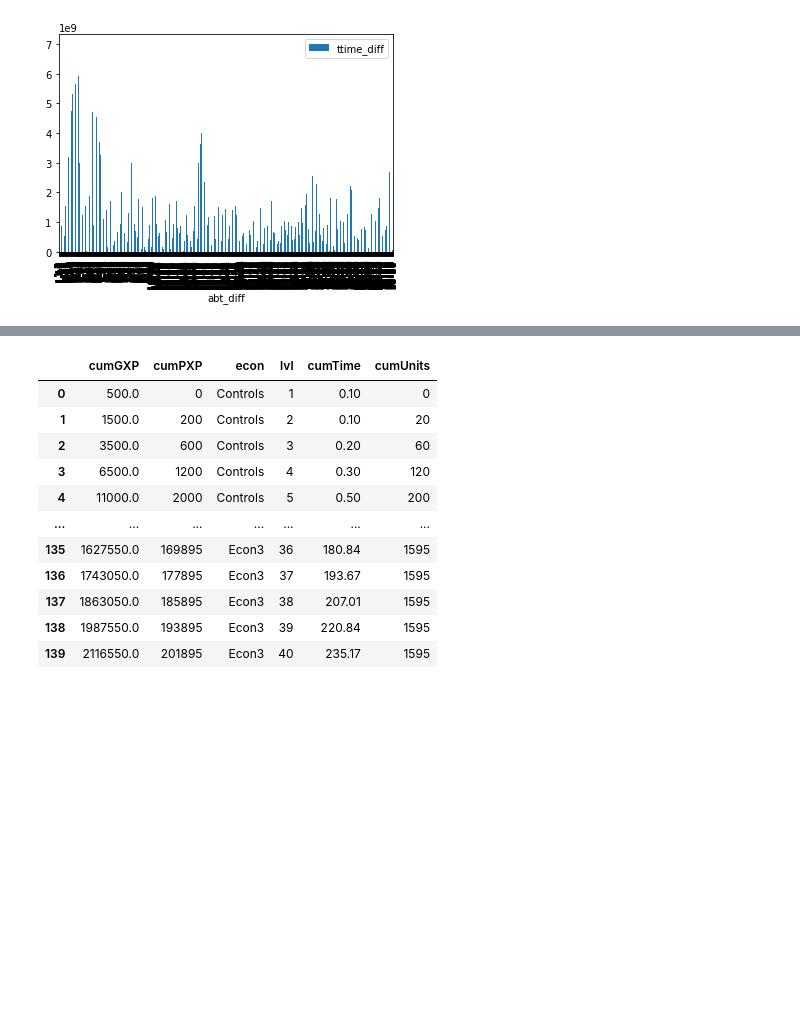
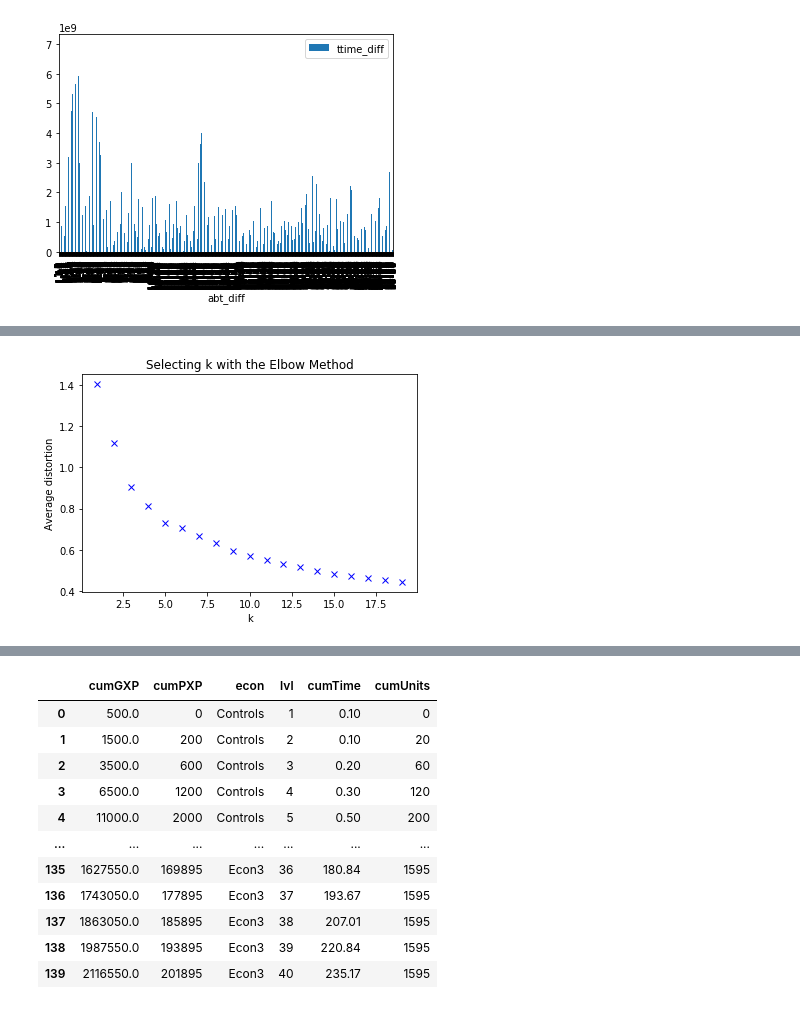
Before and after one commit to maxie320/Data-Analyst-Challenge, a Jupyter notebook: DAC_Shubham_Bharadwaj.ipynb, the cells around one changed output, grey strips where cells are left out. Saved outputs shown, nothing was run; the diff lists cells and outputs as text; code cells hidden in the pictures; blank space fills up the shorter version.

```diff
--- a/DAC_Shubham_Bharadwaj.ipynb
+++ b/DAC_Shubham_Bharadwaj.ipynb
@@ -162,0 +156,9 @@ df.plot(kind='bar',x='abt_diff',y=['ttime_diff'])
+# %%
+data_num = df[['ltv_diff','ttime_diff','tue_diff']]
+# %%
+## Scale the data using sklearn
+## Scale the data, using pandas
+def scale(x):
+    return (x-np.mean(x))/np.std(x)
+data_scaled=data_num.apply(scale,axis=0)
+data_scaled.head()
@@ -162,0 +172,17 @@ df.plot(kind='bar',x='abt_diff',y=['ttime_diff'])
+# %%
+print (data_scaled)
+print ("Type of output is "+str(type(data_scaled)))
+print ("Shape of the object is "+str(data_scaled.shape))
+kmeans=cluster.KMeans(n_clusters=3,init="k-means++")
+kmeans=kmeans.fit(data_scaled)
+kmeans.labels_
+kmeans.cluster_centers_
+## Elbow method
+from scipy.spatial.distance import cdist
+K=range(1,20)
+wss = []
+for k in K:
+    kmeans = cluster.KMeans(n_clusters=k,init="k-means++")
+    kmeans.fit(data_scaled)
+    wss.append(sum(np.min(cdist(data_scaled, kmeans.cluster_centers_, 'euclidean'),
+                                      axis=1)) / data_scaled.shape[0])
@@ -162,0 +206,8 @@ df.plot(kind='bar',x='abt_diff',y=['ttime_diff'])
+# %%
+plt.plot(K, wss, 'bx')
+plt.xlabel('k')
+plt.ylabel('Average distortion')
+plt.title('Selecting k with the Elbow Method')
+plt.show()
+# %% [output]
+[figure, added]
```
Also changed, not shown: parts of 53 cells of this notebook, 2 other files.
